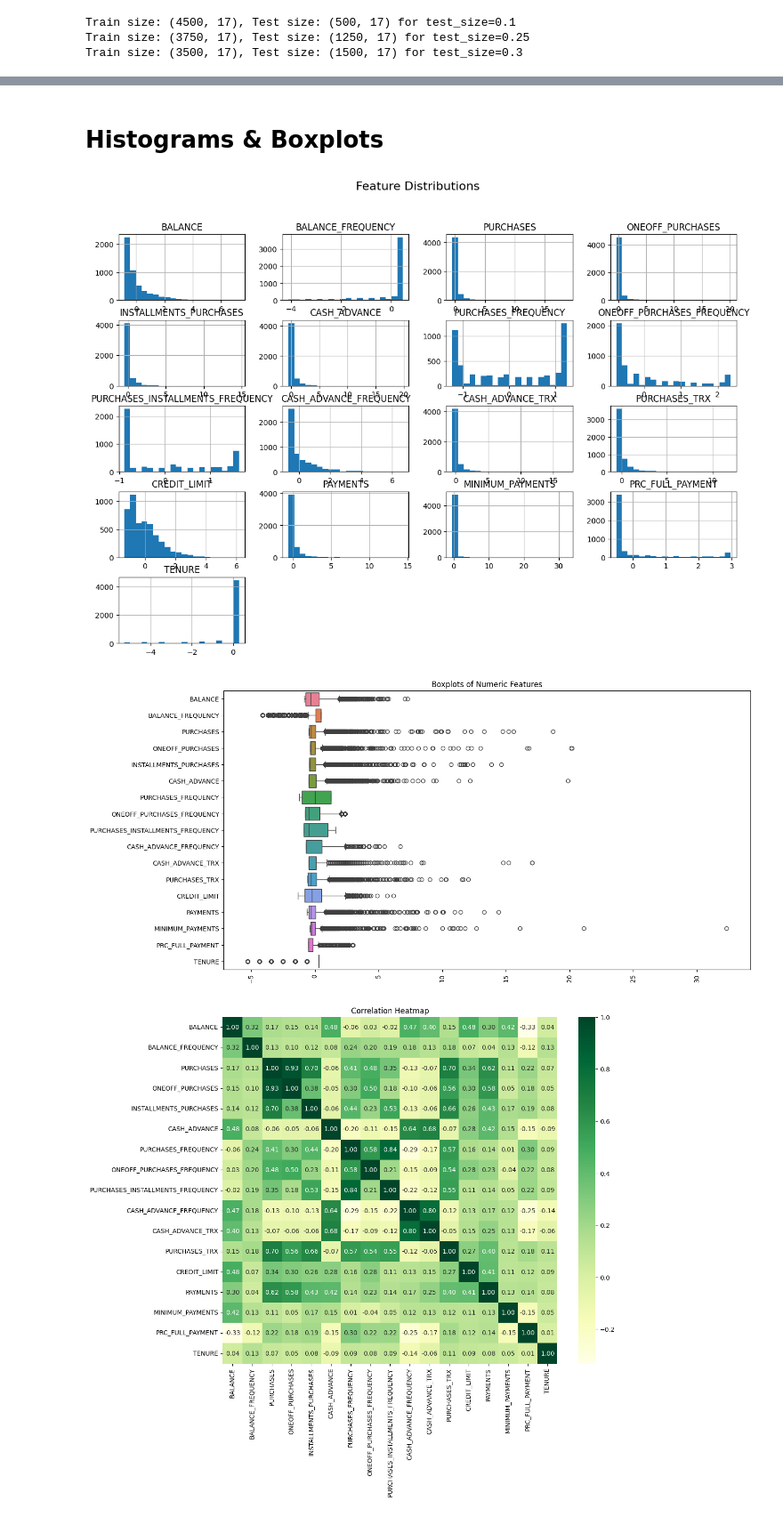
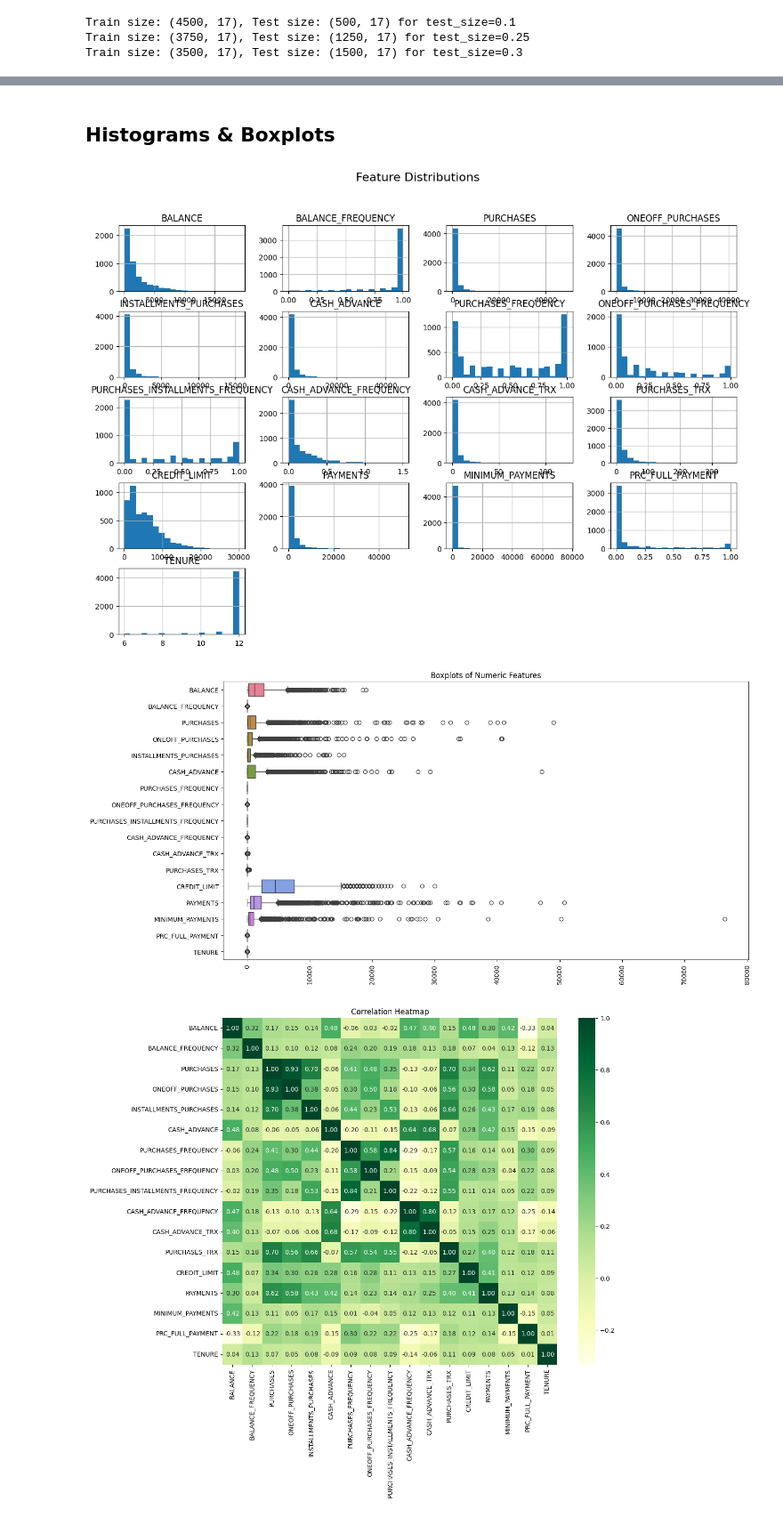
Before and after one commit to huangkvng/Unsupervised_Learning_Models_in_Industry, a Jupyter notebook: Project2.ipynb, the cells around one changed output, grey strips where cells are left out. Shown: that part at 89% size. Cells and saved outputs as stored; diff of their text form; code cells hidden in the pictures.

```diff
--- a/Project2.ipynb
+++ b/Project2.ipynb
@@ -157,22 +98,22 @@ PRC_FULL_PAYMENT                    0
 TENURE                              0
 dtype: int64
 # %% [markdown]
-# Histograms & Boxplots
+## Histograms & Boxplots
 # %%
 
-df_scaled.hist(figsize=(15, 10), bins=20)
+df.hist(figsize=(15, 10), bins=20)
 plt.suptitle("Feature Distributions", fontsize=16)
 plt.show()
 # %% [output]
-[figure, old version]
+[figure, new version]
 # %%
 
 plt.figure(figsize=(15, 8))
-sns.boxplot(data=df_scaled, orient="h")
+sns.boxplot(data=df, orient="h")
 plt.xticks(rotation=90)
 plt.title("Boxplots of Numeric Features")
 plt.show()
 # %% [output]
-[figure, old version]
+[figure, new version]
 # %%
 plt.figure(figsize =(12,10))
```
Also changed, not shown: parts of 15 cells of this notebook.
